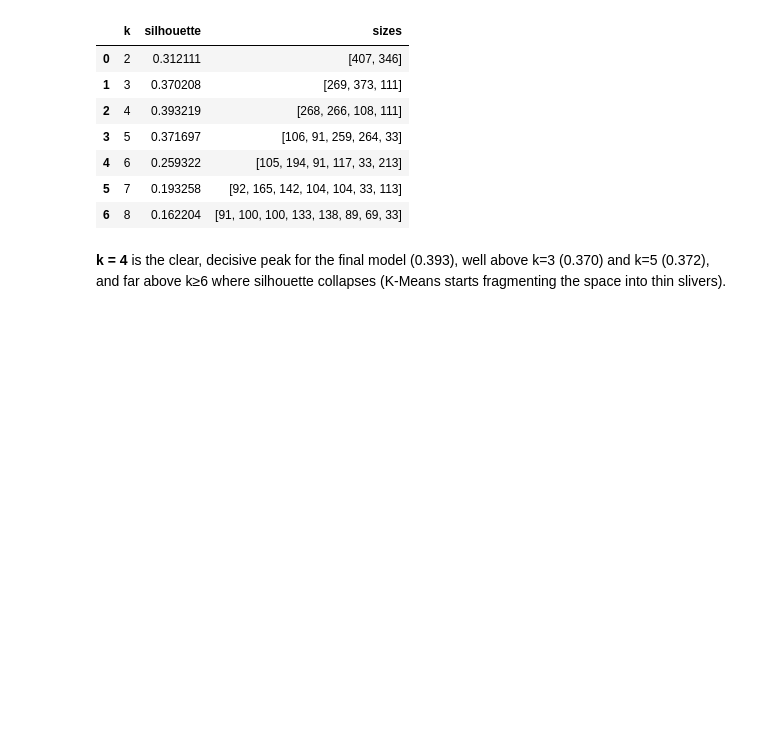
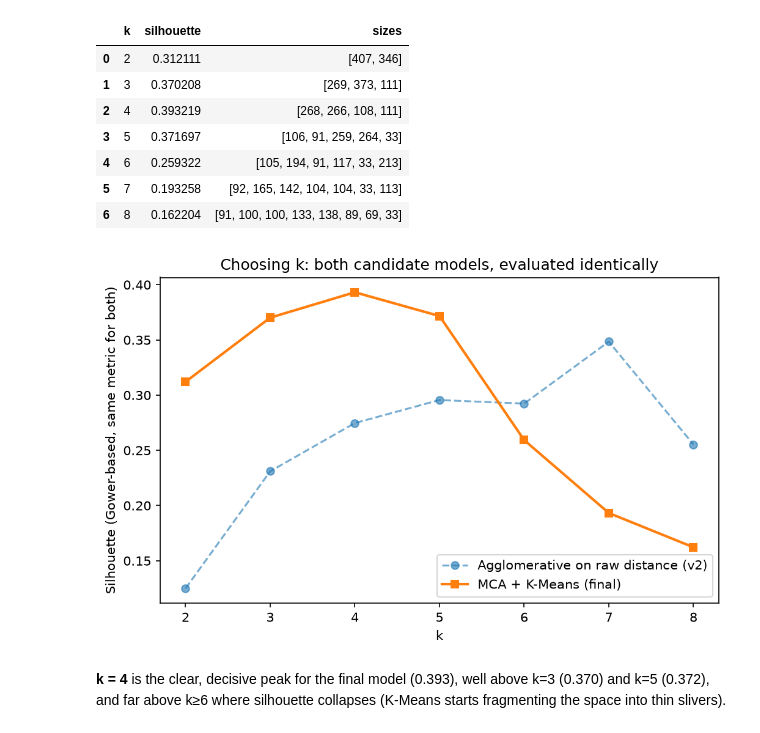
Before and after one commit to chirayum64/assignment, a Jupyter notebook: analysis/clustering_analysis.ipynb, the cells around one changed output. Cells and saved outputs as stored; diff of their text form; code cells hidden in the pictures; blank space fills up the shorter version.

```diff
--- a/analysis/clustering_analysis.ipynb
+++ b/analysis/clustering_analysis.ipynb
@@ -373,11 +373,16 @@ Cumulative variance by component count:
 # %%
 fig, ax = plt.subplots(figsize=(7,4.5))
 ax.plot(k_table_agg['k'], k_table_agg['silhouette'], 'o--', label='Agglomerative on raw distance (v2)', alpha=0.6)
 ax.plot(k_table_mca['k'], k_table_mca['silhouette'], 's-', label='MCA + K-Means (final)', linewidth=2)
 ax.set_xlabel('k'); ax.set_ylabel('Silhouette (Gower-based, same metric for both)')
 ax.set_title('Choosing k: both candidate models, evaluated identically')
 ax.legend()
-fig.tight_layout(); plt.show()
+fig.tight_layout()
+fig.savefig('outputs/k_selection_comparison.png', dpi=150, bbox_inches='tight')
+from IPython.display import Image
+Image('outputs/k_selection_comparison.png')
+# %% [output]
+[figure, added]
 # %% [markdown]
 **k = 4** is the clear, decisive peak for the final model (0.393),
 well above k=3 (0.370) and k=5 (0.372), and far above k≥6 where silhouette
```
Also changed, not shown: 3 other files.
